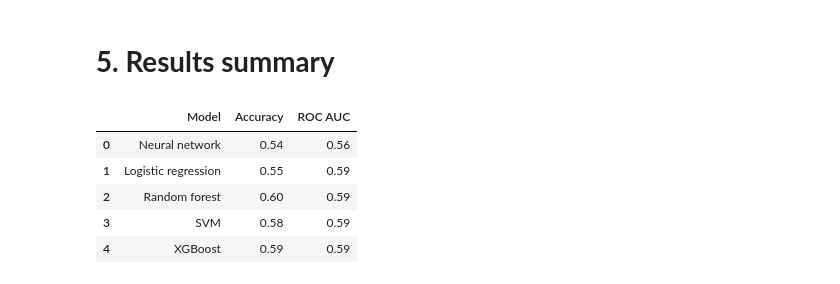
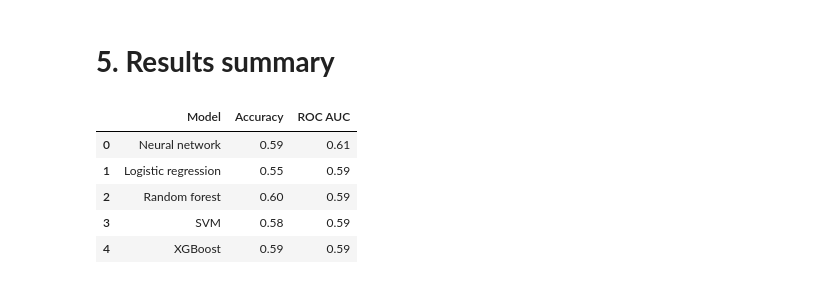
Before and after one commit to michal-owsiak/eeg-emotion-recognition-cnn, a Jupyter notebook: index.ipynb, the cells around one changed output. Saved outputs shown, nothing was run; the diff lists cells and outputs as text; code cells hidden in the pictures.

```diff
--- a/index.ipynb
+++ b/index.ipynb
@@ -550,14 +616,14 @@ ROC AUC: 0.59
 # %%
 results = pd.DataFrame({
     'Model': ['Neural network', 'Logistic regression', 'Random forest', 'SVM', 'XGBoost'],
-    'Accuracy': [0.54, 0.55, 0.60, 0.58, 0.59],
-    'ROC AUC': [0.56, 0.59, 0.59, 0.59, 0.59]
+    'Accuracy': [0.59, 0.55, 0.60, 0.58, 0.59],
+    'ROC AUC': [0.61, 0.59, 0.59, 0.59, 0.59]
 })
 
 results
 # %% [output]
 |  | Model | Accuracy | ROC AUC |
-| 0 | Neural network | 0.54 | 0.56 |
+| 0 | Neural network | 0.59 | 0.61 |
 | 1 | Logistic regression | 0.55 | 0.59 |
 | 2 | Random forest | 0.60 | 0.59 |
 | 3 | SVM | 0.58 | 0.59 |
```
Also changed, not shown: parts of 14 cells of this notebook.
